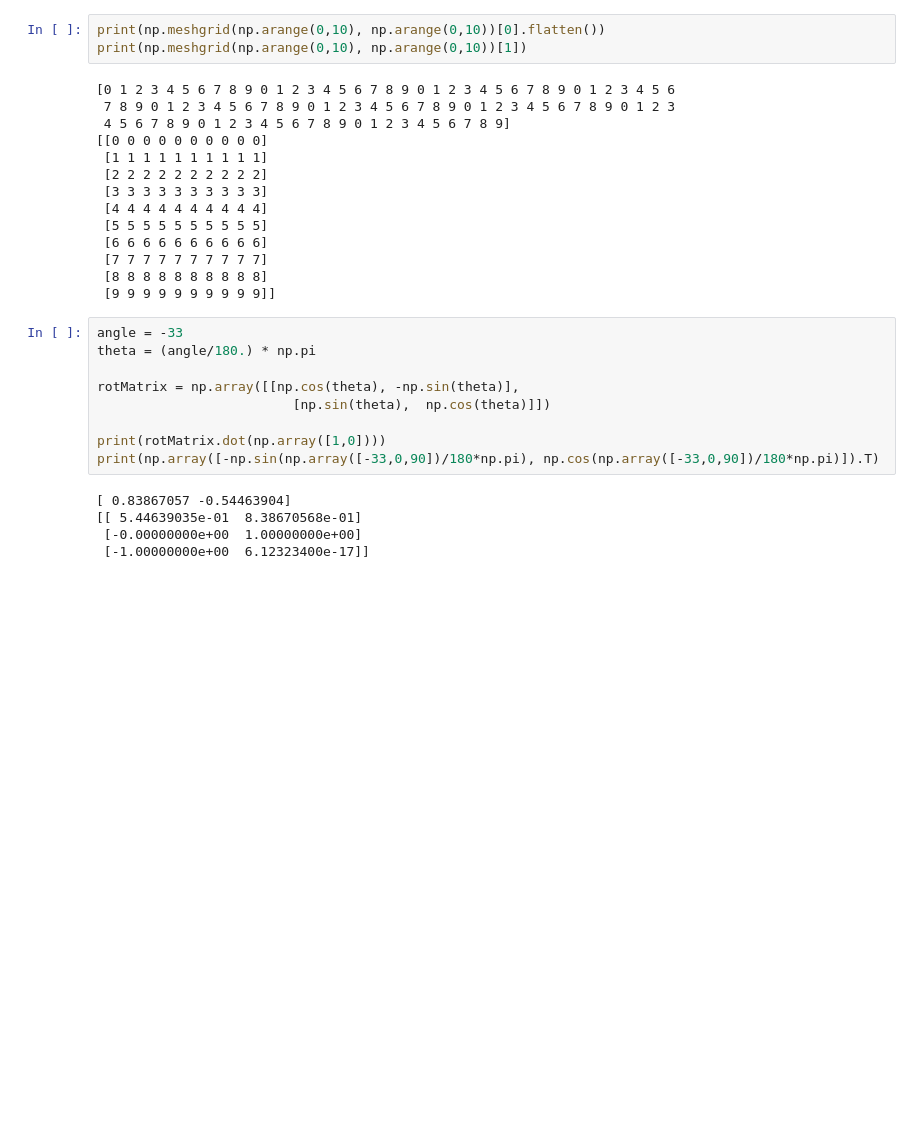
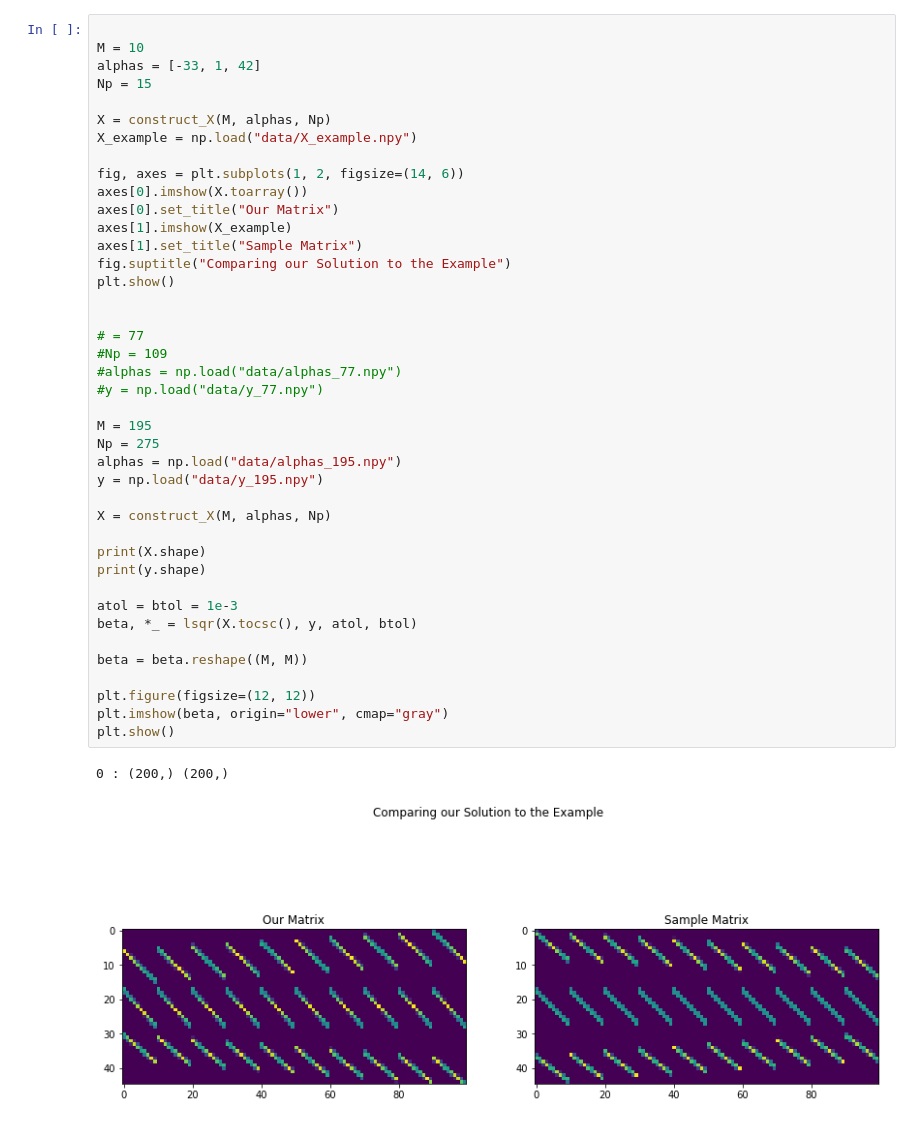
Before and after one commit to LarsKue/FML, a Jupyter notebook: ex05/tomography-nico.ipynb, the cells around one changed output. Drawn from its saved outputs; the diff is of its cells as text; blank space fills up the shorter version.

```diff
--- a/ex05/tomography-nico.ipynb
+++ b/ex05/tomography-nico.ipynb
@@ -107,31 +88,44 @@ plt.imshow(X_example[:15])
-# %%
-print(np.meshgrid(np.arange(0,10), np.arange(0,10))[0].flatten())
-print(np.meshgrid(np.arange(0,10), np.arange(0,10))[1])
-# %% [output]
-[0 1 2 3 4 5 6 7 8 9 0 1 2 3 4 5 6 7 8 9 0 1 2 3 4 5 6 7 8 9 0 1 2 3 4 5 6
- 7 8 9 0 1 2 3 4 5 6 7 8 9 0 1 2 3 4 5 6 7 8 9 0 1 2 3 4 5 6 7 8 9 0 1 2 3
- 4 5 6 7 8 9 0 1 2 3 4 5 6 7 8 9 0 1 2 3 4 5 6 7 8 9]
-[[0 0 0 0 0 0 0 0 0 0]
- [1 1 1 1 1 1 1 1 1 1]
- [2 2 2 2 2 2 2 2 2 2]
- [3 3 3 3 3 3 3 3 3 3]
- [4 4 4 4 4 4 4 4 4 4]
- [5 5 5 5 5 5 5 5 5 5]
- [6 6 6 6 6 6 6 6 6 6]
- [7 7 7 7 7 7 7 7 7 7]
- [8 8 8 8 8 8 8 8 8 8]
- [9 9 9 9 9 9 9 9 9 9]]
-# %%
-angle = -33
-theta = (angle/180.) * np.pi
-
-rotMatrix = np.array([[np.cos(theta), -np.sin(theta)],
-                         [np.sin(theta),  np.cos(theta)]])
-
-print(rotMatrix.dot(np.array([1,0])))
-print(np.array([-np.sin(np.array([-33,0,90])/180*np.pi), np.cos(np.array([-33,0,90])/180*np.pi)]).T)
-# %% [output]
-[ 0.83867057 -0.54463904]
-[[ 5.44639035e-01  8.38670568e-01]
- [-0.00000000e+00  1.00000000e+00]
- [-1.00000000e+00  6.12323400e-17]]
+# %%
+
+M = 10
+alphas = [-33, 1, 42]
+Np = 15
+
+X = construct_X(M, alphas, Np)
+X_example = np.load("data/X_example.npy")
+
+fig, axes = plt.subplots(1, 2, figsize=(14, 6))
+axes[0].imshow(X.toarray())
+axes[0].set_title("Our Matrix")
+axes[1].imshow(X_example)
+axes[1].set_title("Sample Matrix")
+fig.suptitle("Comparing our Solution to the Example")
+plt.show()
+
+
+# = 77
+#Np = 109
+#alphas = np.load("data/alphas_77.npy")
+#y = np.load("data/y_77.npy")
+
+M = 195
+Np = 275
+alphas = np.load("data/alphas_195.npy")
+y = np.load("data/y_195.npy")
+
+X = construct_X(M, alphas, Np)
+
+print(X.shape)
+print(y.shape)
+
+atol = btol = 1e-3
+beta, *_ = lsqr(X.tocsc(), y, atol, btol)
+
+beta = beta.reshape((M, M))
+
+plt.figure(figsize=(12, 12))
+plt.imshow(beta, origin="lower", cmap="gray")
+plt.show()
+# %% [output]
+0 : (200,) (200,)
+[figure, added]
```
Also changed, not shown: parts of 4 cells of this notebook.
